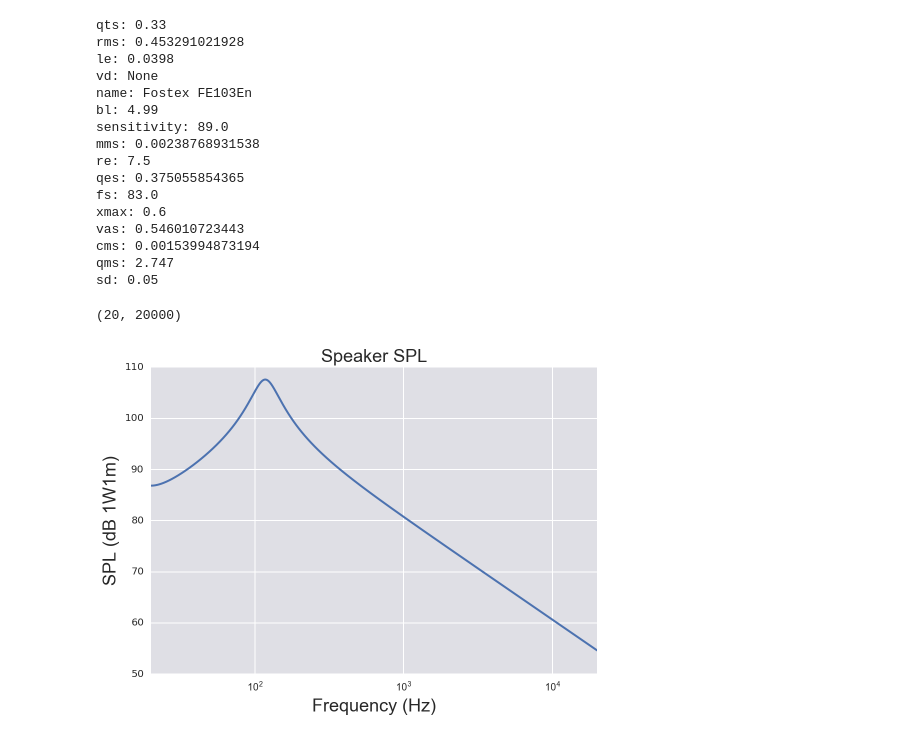
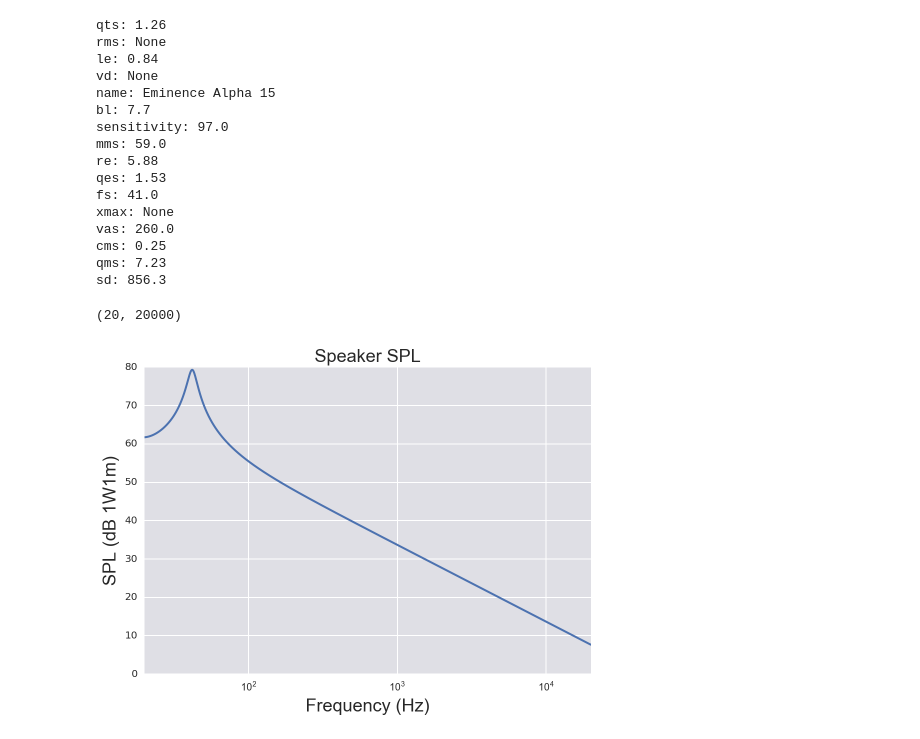
Before and after one commit to skahl/speaker-design-notebook, a Jupyter notebook: speaker-design-notebook.ipynb, the cells around one changed output. Drawn from its saved outputs; the diff is of its cells as text; code cells hidden in the pictures.

```diff
--- a/speaker-design-notebook.ipynb
+++ b/speaker-design-notebook.ipynb
@@ -106,18 +106,18 @@ def calc_params(speaker_params):
 
     p.rms = p.bl**2 / (p.qms / p.qes * p.re)
 
-    p.cms = 1. / 2. / np.pi / p.fs / p.qms / p.rms  # * 1000
-    p.mms = 1. / (p.cms * (2. * np.pi * p.fs)**2)  # * 1000  # grams
-    p.fs = fs(p.mms, p.cms)
-    p.sd = p.sd/1000
-    p.vas = vas(p.cms, p.sd)
+    p.cms = 1. / 2. / np.pi / p.fs / p.qms / p.rms * 1000 # mm / N
+    p.mms = 1. / (p.cms * (2. * np.pi * p.fs)**2) * 1000  # grams
+
+    p.fs = fs(p.mms/1000, p.cms/1000)
+    p.vas = vas(p.cms/1000, p.sd/10000)
 
 
 
 def calc_sensitivity(speaker_params):
     p = speaker_params
 
-    p.sensitivity = p.sd**2 * 1.184 / 346.1 / 2. / np.pi / p.re / (p.mms / p.bl ** 2) ** 2 / p.bl ** 2
+    p.sensitivity = (p.sd / 10000.)**2 * 1.184 / 346.1 / 2. / np.pi / p.re / (p.mms / 1000 / p.bl ** 2) ** 2 / p.bl ** 2
 
 
 
@@ -133,18 +133,20 @@ def calculate_impedance(speaker_params, v_box=np.inf, l_over_a=np.inf):
     """
     p = speaker_params
 
-    res = p.bl**2 / p.rms
-    les = p.bl**2 * p.cms
-    ces = p.mms / p.bl**2
-    leb = p.bl**2 / p.sd**2 * v_box / (1.184 * 346.1**2)
-    cev = p.sd**2 / p.bl**2 * 1.184 * l_over_a
+    rms = p.bl**2 / (p.qms / p.qes * p.re)
+    res = p.bl**2 / rms
+    les = p.bl**2 * p.cms / 1000.
+    ces = p.mms / 1000. / p.bl**2
+    leb = p.bl**2 / (p.sd / 10000.)**2 * v_box / (1.184 * 346.1**2)
+    cev = (p.sd / 10000.)**2 / p.bl**2 * 1.184 * l_over_a
+
 
     omega = np.logspace(1.3, 4.3, 1000) * 2. * np.pi
-    zvc = p.le * (omega * 1j)  # ** n_ = 1 anyway
+    zvc = p.le / 1000 * (omega * 1j)  # ** n_ = 1 anyway
     re_ = p.re + zvc.real  # freq. dependent resistance
-    le_ = zvc.imag/omega  # freq. dependent inductance
+    le_ = zvc.imag / omega  # freq. dependent inductance
 
-    y_acoustic = -1j / (leb * omega - 1. / (omega * cev))  # Ya = 1/ Za
+    y_acoustic = -1j / (leb * omega - 1. / (omega * cev))
     z_mech = (1. / res + 1 / (omega * les * 1j) + omega * ces * 1j + y_acoustic)**(-1)
     z_total = z_mech + re_ + 1j * omega * le_
 
@@ -156,7 +158,7 @@ def calculate_impedance(speaker_params, v_box=np.inf, l_over_a=np.inf):
     imp_magnitude = np.abs(z_total)
     imp_phase = np.angle(z_total) * 180. / np.pi
 
-    efficiency = (p.sd**2 * 1.184 / 346.1 / 2. / np.pi / p.re / ces**2 / p.bl**2) * np.abs(transferfunc)**2
+    efficiency = ((p.sd / 10000.)**2 * 1.184 / 346.1 / 2. / np.pi / p.re / ces**2 / p.bl**2) * np.abs(transferfunc)**2
     power_spl = 112.1 + 10. * np.log10(efficiency)
 
     return {'omega': omega, 'power_spl': power_spl}
@@ -205,48 +207,48 @@ alpha15 = {
     'sd': 856.3,
     'mms': 59.,
     'cms': 0.25,
     're': 5.88,
     'le': 0.84,
     'bl': 7.7,
     'vas': 260.,
     'fs': 41.,
     'qts': 1.26,
     'qes': 1.53,
     'qms': 7.23,
     'rms': None
 }
 
-speaker = Speaker(fe103en)
+speaker = Speaker(alpha15)
 # fill up missing parameters if possible
-calc_params(speaker)
+# calc_params(speaker)
 
 print(speaker)
 
 r_ = calculate_impedance(speaker, v_box=60., l_over_a=0.3)
 
 fig = plt.figure()
 ax_power = fig.add_subplot(111, title="Speaker SPL")
 ax_power.plot(r_['omega'] / 2. / np.pi, r_['power_spl'])
 ax_power.set_ylabel('SPL (dB 1W1m)')
 ax_power.set_xlabel('Frequency (Hz)')
 ax_power.set_xscale('log')
 ax_power.set_xlim([20, 20000])
 # %% [output]
-qts: 0.33
-rms: 0.453291021928
-le: 0.0398
+qts: 1.26
+rms: None
+le: 0.84
 vd: None
-name: Fostex FE103En
-bl: 4.99
-sensitivity: 89.0
-mms: 0.00238768931538
-re: 7.5
-qes: 0.375055854365
-fs: 83.0
-xmax: 0.6
-vas: 0.546010723443
-cms: 0.00153994873194
-qms: 2.747
-sd: 0.05
+name: Eminence Alpha 15
+bl: 7.7
+sensitivity: 97.0
+mms: 59.0
+re: 5.88
+qes: 1.53
+fs: 41.0
+xmax: None
+vas: 260.0
+cms: 0.25
+qms: 7.23
+sd: 856.3
 (20, 20000)
-[figure, old version]
+[figure, new version]
```
